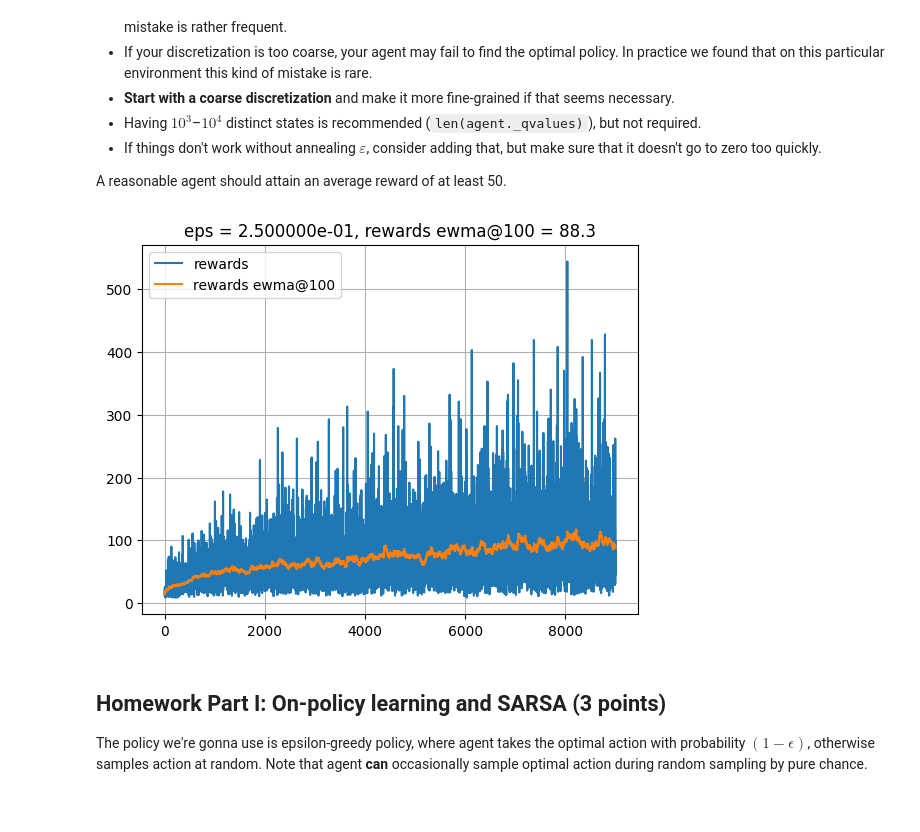
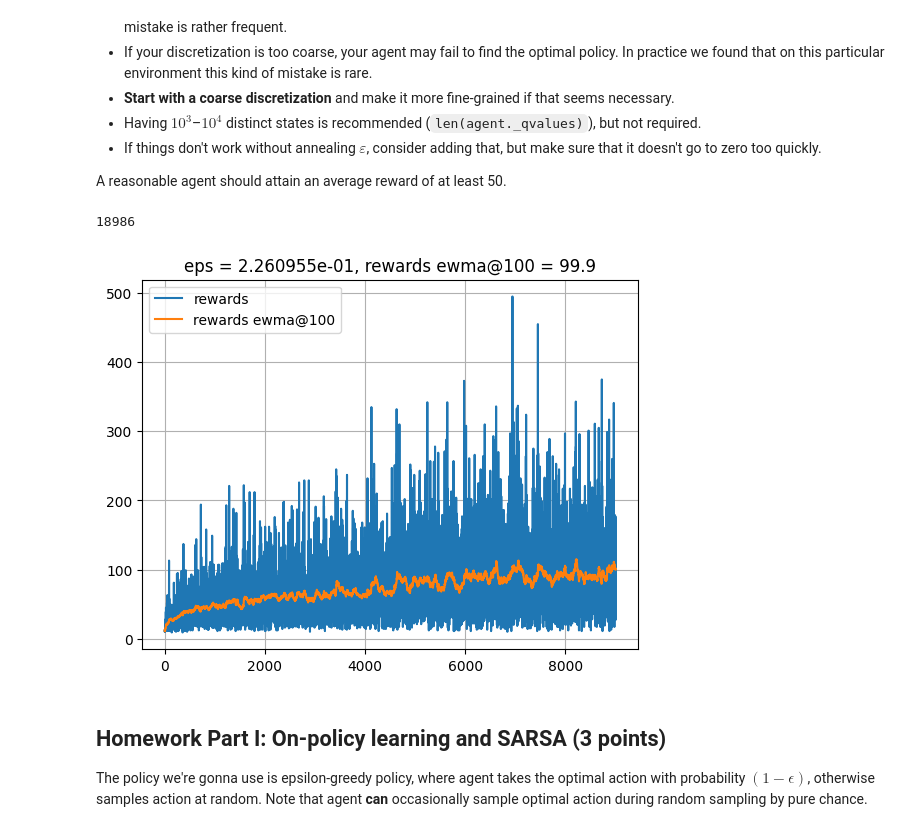
Before and after one commit to crustaceano/Practical_RL, a Jupyter notebook: week03_model_free/homework.ipynb, the cells around one changed output. Drawn from its saved outputs; the diff is of its cells as text; code cells hidden in the pictures.

```diff
--- a/week03_model_free/homework.ipynb
+++ b/week03_model_free/homework.ipynb
@@ -456,22 +459,21 @@ from gymnasium.core import ObservationWrapper
 
 
 class Discretizer(ObservationWrapper):
-    def __init__(self, env, n_digits):
+    def __init__(self, env, n_digits_lists):
         super().__init__(env)
-        self.n_digits = n_digits
+        self.n_digits_lists = n_digits_lists
 
     def observation(self, state):
         # Hint: you can do that with round(x, n_digits).
         # You may pick a different n_digits for each dimension.
 
         # <YOUR CODE HERE>
-        state =
-
+        state = (round(num, precision) for num, precision in zip(state, self.n_digits_lists))
         # </END OF YOUR CODE>
 
         return tuple(state)  # tuple to make it hashable
 # %%
-env = Discretizer(make_env(), n_digits=1)
+env = Discretizer(make_env(), n_digits_lists=[1, 1, 1, 1])
 seen_observations = gather_samples(env)
 visualize_cartpole_observation_distribution(seen_observations)
 # %% [output]
@@ -491,31 +493,36 @@ __Tips:__
 * If things don't work without annealing $\varepsilon$, consider adding that, but make sure that it doesn't go to zero too quickly.
 
 A reasonable agent should attain an average reward of at least 50.
+# %%
+print(len(agent._qvalues))
+# %% [output]
+18986
 # %%
 agent = QLearningAgent(alpha=0.5, epsilon=0.25, discount=0.99, env=env)
 
 rewards, epsilons = [], []
 seed_everything(env)
 
 for i in range(10000):
     reward = play_and_train(env, agent)
     rewards.append(reward)
     epsilons.append(agent.epsilon)
 
     # OPTIONAL: <YOUR CODE: adjust epsilon>
 
     if i % 1000 == 0:
+        agent.epsilon *= 0.99
         rewards_ewma = moving_average(rewards)
 
         clear_output(True)
         plt.plot(rewards, label="rewards")
         plt.plot(rewards_ewma, label="rewards ewma@100")
         plt.legend()
         plt.grid()
         plt.title("eps = {:e}, rewards ewma@100 = {:.1f}".format(agent.epsilon, rewards_ewma[-1]))
         plt.show()
 # %% [output]
-[figure, old version]
+[figure, new version]
 # %% [markdown]
 ## Homework Part I: On-policy learning and SARSA (3 points)
 
```
Also changed, not shown: parts of 12 cells of this notebook.
